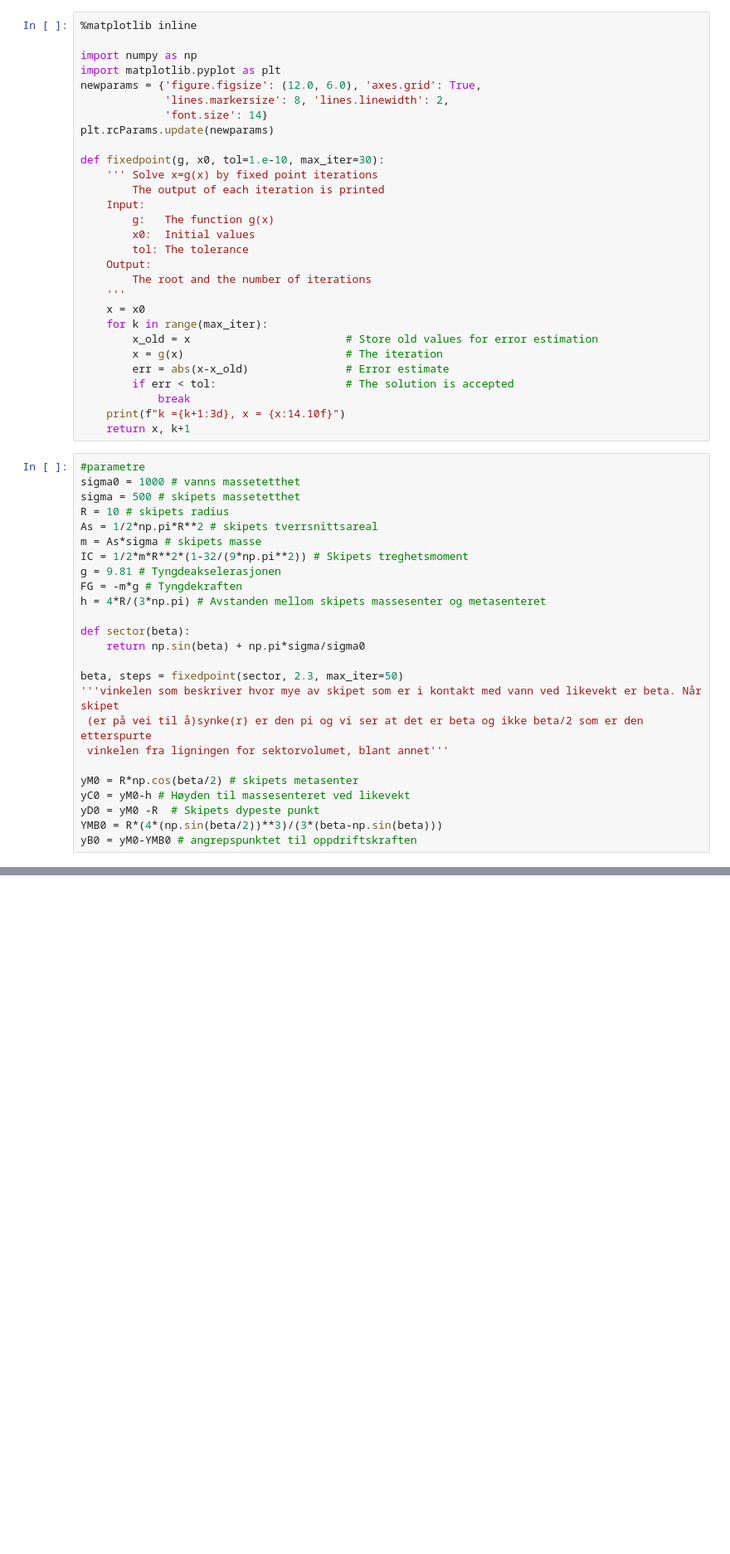
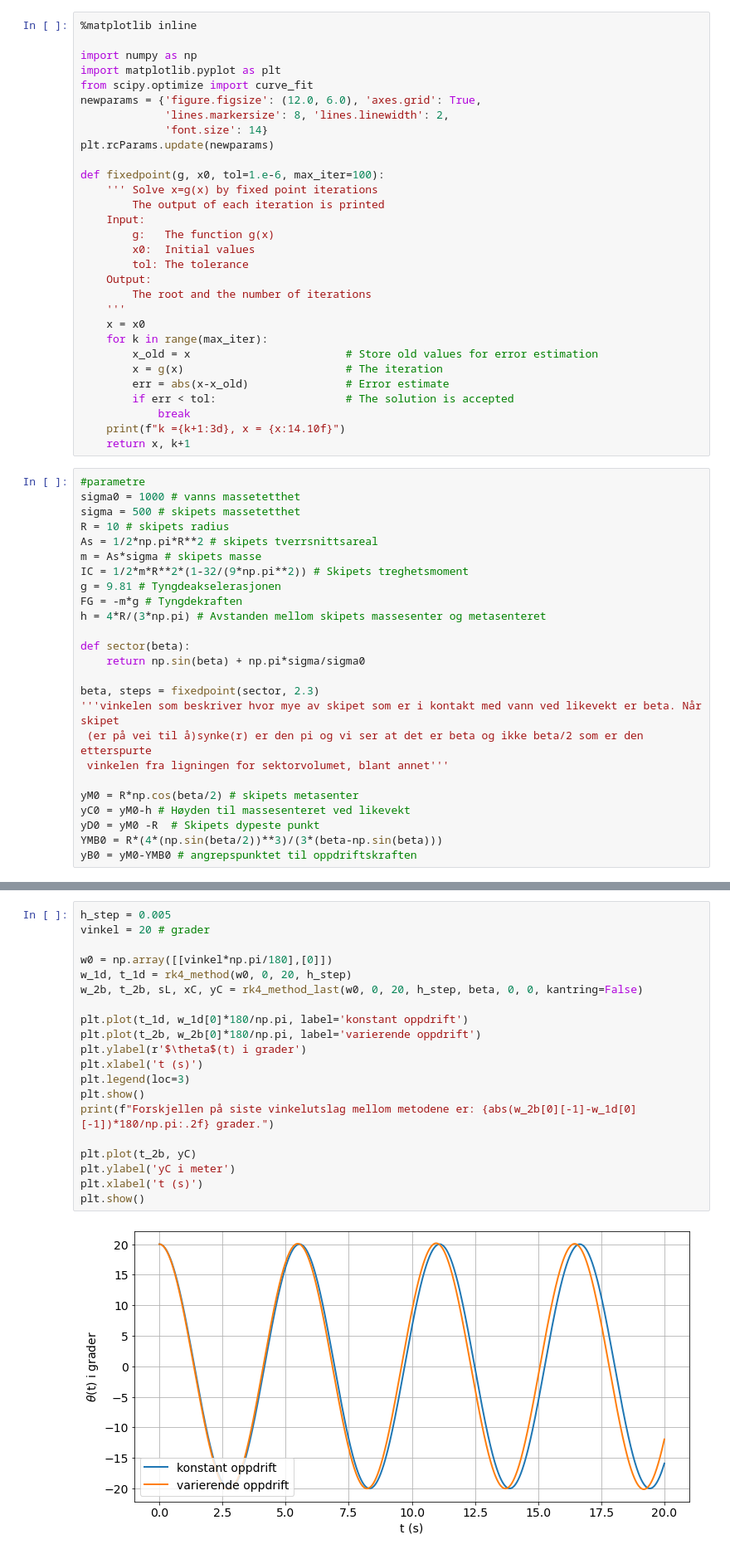
Before and after one commit to Vitenskapelige-Beregninger/Tekfys_prosjekt, a Jupyter notebook: tekfys.ipynb, the cells around one changed output, grey strips where cells are left out. Shown at 83% size. Cells and saved outputs as stored; diff of their text form; blank space fills up the shorter version.

```diff
--- a/tekfys.ipynb
+++ b/tekfys.ipynb
@@ -3,12 +3,13 @@
 
 import numpy as np
 import matplotlib.pyplot as plt
+from scipy.optimize import curve_fit
 newparams = {'figure.figsize': (12.0, 6.0), 'axes.grid': True,
              'lines.markersize': 8, 'lines.linewidth': 2,
              'font.size': 14}
 plt.rcParams.update(newparams)
 
-def fixedpoint(g, x0, tol=1.e-10, max_iter=30):
+def fixedpoint(g, x0, tol=1.e-6, max_iter=100):
     ''' Solve x=g(x) by fixed point iterations
         The output of each iteration is printed
     Input:
@@ -42,7 +43,7 @@ h = 4*R/(3*np.pi) # Avstanden mellom skipets massesenter og metasenteret
 def sector(beta):
     return np.sin(beta) + np.pi*sigma/sigma0
 
-beta, steps = fixedpoint(sector, 2.3, max_iter=50)
+beta, steps = fixedpoint(sector, 2.3)
 '''vinkelen som beskriver hvor mye av skipet som er i kontakt med vann ved likevekt er beta. Når skipet
  (er på vei til å)synke(r) er den pi og vi ser at det er beta og ikke beta/2 som er den etterspurte
  vinkelen fra ligningen for sektorvolumet, blant annet'''
@@ -379,0 +356,22 @@ def w_deriv_full(t, w, xC, yC, sL, vL, beta_last, h_step): # Dette er f fra 2d
+# %%
+h_step = 0.005
+vinkel = 20 # grader
+
+w0 = np.array([[vinkel*np.pi/180],[0]])
+w_1d, t_1d = rk4_method(w0, 0, 20, h_step)
+w_2b, t_2b, sL, xC, yC = rk4_method_last(w0, 0, 20, h_step, beta, 0, 0, kantring=False)
+
+plt.plot(t_1d, w_1d[0]*180/np.pi, label='konstant oppdrift')
+plt.plot(t_2b, w_2b[0]*180/np.pi, label='varierende oppdrift')
+plt.ylabel(r'$\theta$(t) i grader')
+plt.xlabel('t (s)')
+plt.legend(loc=3)
+plt.show()
+print(f"Forskjellen på siste vinkelutslag mellom metodene er: {abs(w_2b[0][-1]-w_1d[0][-1])*180/np.pi:.2f} grader.")
+
+plt.plot(t_2b, yC)
+plt.ylabel('yC i meter')
+plt.xlabel('t (s)')
+plt.show()
+# %% [output]
+[figure, added]
```
Also changed, not shown: parts of 16 cells of this notebook.
